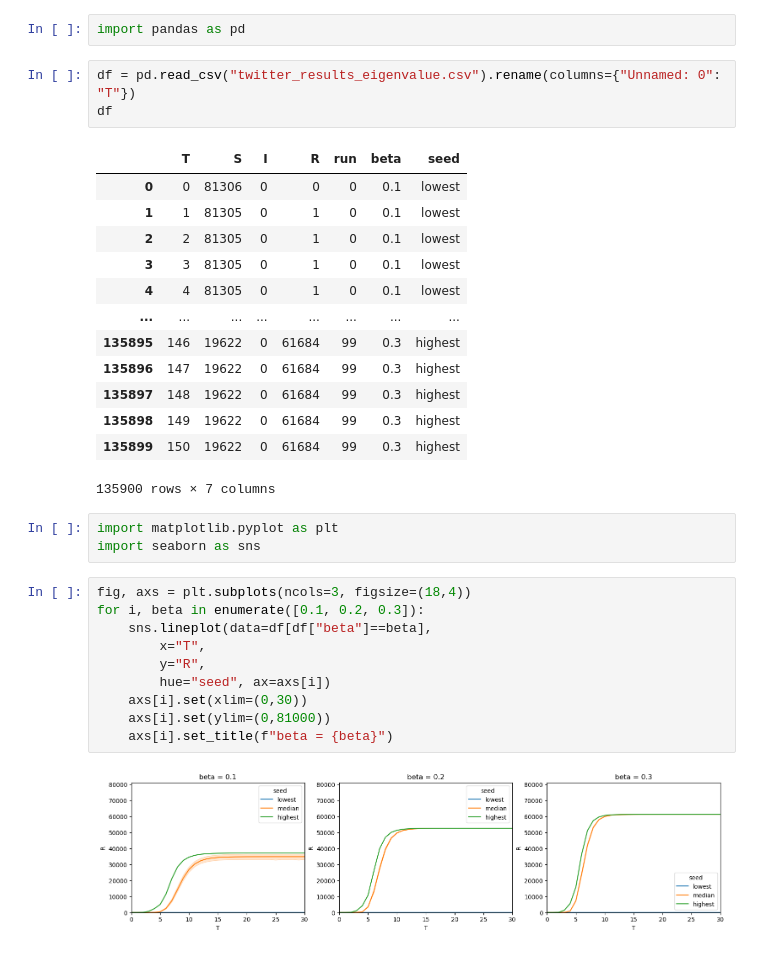
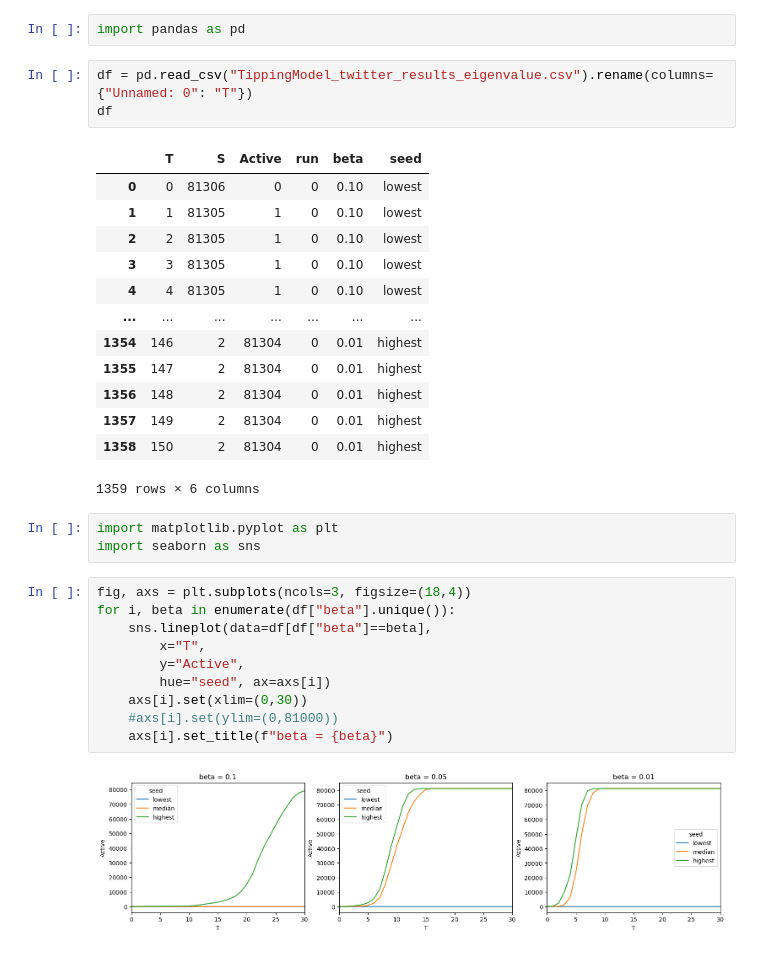
Before and after one commit to PetraVidnerova/core_agents, a Jupyter notebook: results_twitter.ipynb, the cells around one changed output. Saved outputs shown, nothing was run; the diff lists cells and outputs as text.

Commit message:
tipping model

```diff
--- a/results_twitter.ipynb
+++ b/results_twitter.ipynb
@@ -1,34 +1,34 @@
 # %%
 import pandas as pd
 # %%
-df = pd.read_csv("twitter_results_eigenvalue.csv").rename(columns={"Unnamed: 0": "T"})
+df = pd.read_csv("TippingModel_twitter_results_eigenvalue.csv").rename(columns={"Unnamed: 0": "T"})
 df
 # %% [output]
-|  | T | S | I | R | run | beta | seed |
-| 0 | 0 | 81306 | 0 | 0 | 0 | 0.1 | lowest |
-| 1 | 1 | 81305 | 0 | 1 | 0 | 0.1 | lowest |
-| 2 | 2 | 81305 | 0 | 1 | 0 | 0.1 | lowest |
-| 3 | 3 | 81305 | 0 | 1 | 0 | 0.1 | lowest |
-| 4 | 4 | 81305 | 0 | 1 | 0 | 0.1 | lowest |
-| ... | ... | ... | ... | ... | ... | ... | ... |
-| 135895 | 146 | 19622 | 0 | 61684 | 99 | 0.3 | highest |
-| 135896 | 147 | 19622 | 0 | 61684 | 99 | 0.3 | highest |
-| 135897 | 148 | 19622 | 0 | 61684 | 99 | 0.3 | highest |
-| 135898 | 149 | 19622 | 0 | 61684 | 99 | 0.3 | highest |
-| 135899 | 150 | 19622 | 0 | 61684 | 99 | 0.3 | highest |
+|  | T | S | Active | run | beta | seed |
+| 0 | 0 | 81306 | 0 | 0 | 0.10 | lowest |
+| 1 | 1 | 81305 | 1 | 0 | 0.10 | lowest |
+| 2 | 2 | 81305 | 1 | 0 | 0.10 | lowest |
+| 3 | 3 | 81305 | 1 | 0 | 0.10 | lowest |
+| 4 | 4 | 81305 | 1 | 0 | 0.10 | lowest |
+| ... | ... | ... | ... | ... | ... | ... |
+| 1354 | 146 | 2 | 81304 | 0 | 0.01 | highest |
+| 1355 | 147 | 2 | 81304 | 0 | 0.01 | highest |
+| 1356 | 148 | 2 | 81304 | 0 | 0.01 | highest |
+| 1357 | 149 | 2 | 81304 | 0 | 0.01 | highest |
+| 1358 | 150 | 2 | 81304 | 0 | 0.01 | highest |
-135900 rows × 7 columns
+1359 rows × 6 columns
 # %%
 import matplotlib.pyplot as plt
 import seaborn as sns
 # %%
 fig, axs = plt.subplots(ncols=3, figsize=(18,4))
-for i, beta in enumerate([0.1, 0.2, 0.3]):
+for i, beta in enumerate(df["beta"].unique()):
     sns.lineplot(data=df[df["beta"]==beta],
         x="T",
-        y="R",
+        y="Active",
         hue="seed", ax=axs[i])
     axs[i].set(xlim=(0,30))
-    axs[i].set(ylim=(0,81000))
+    #axs[i].set(ylim=(0,81000))
     axs[i].set_title(f"beta = {beta}")
 # %% [output]
-[figure, old version]
+[figure, new version]
```
Also changed, not shown: 1 other file.
